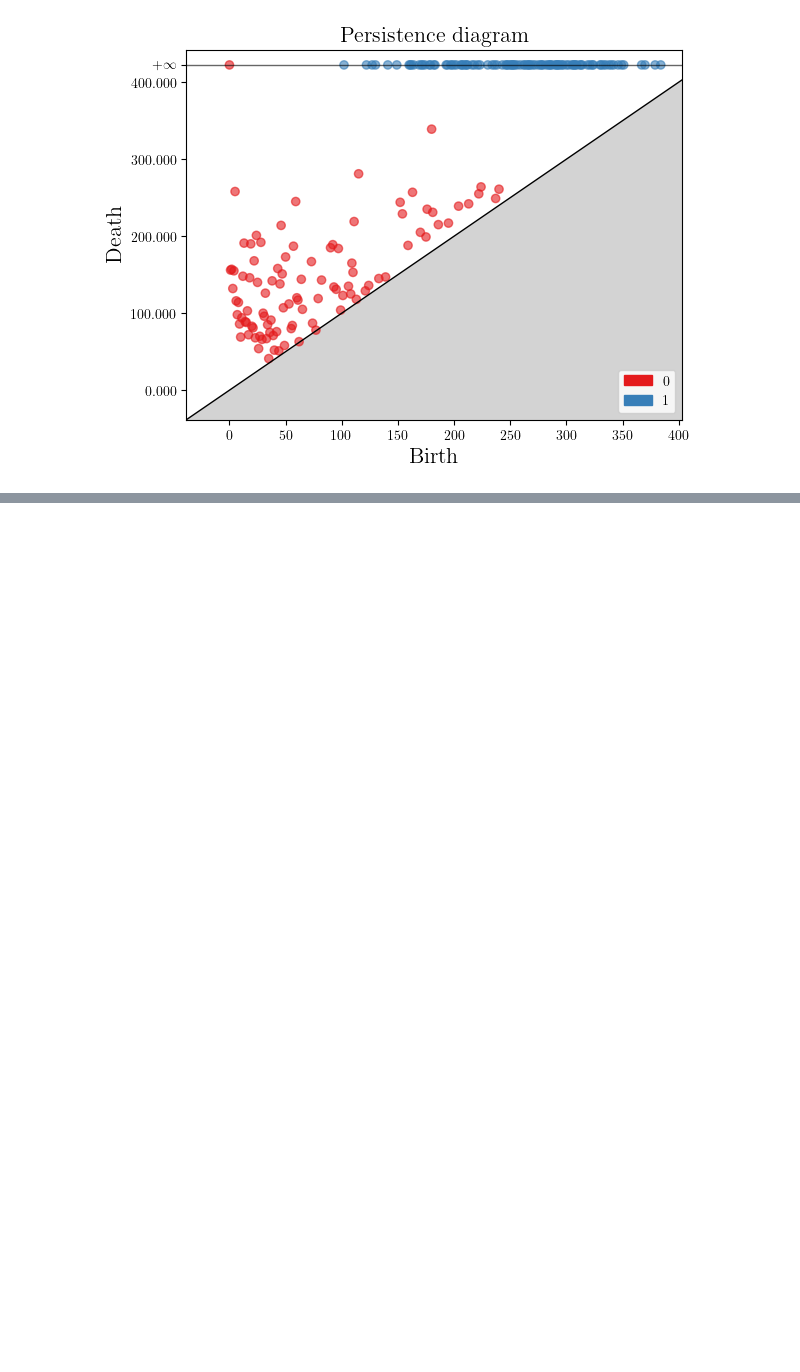
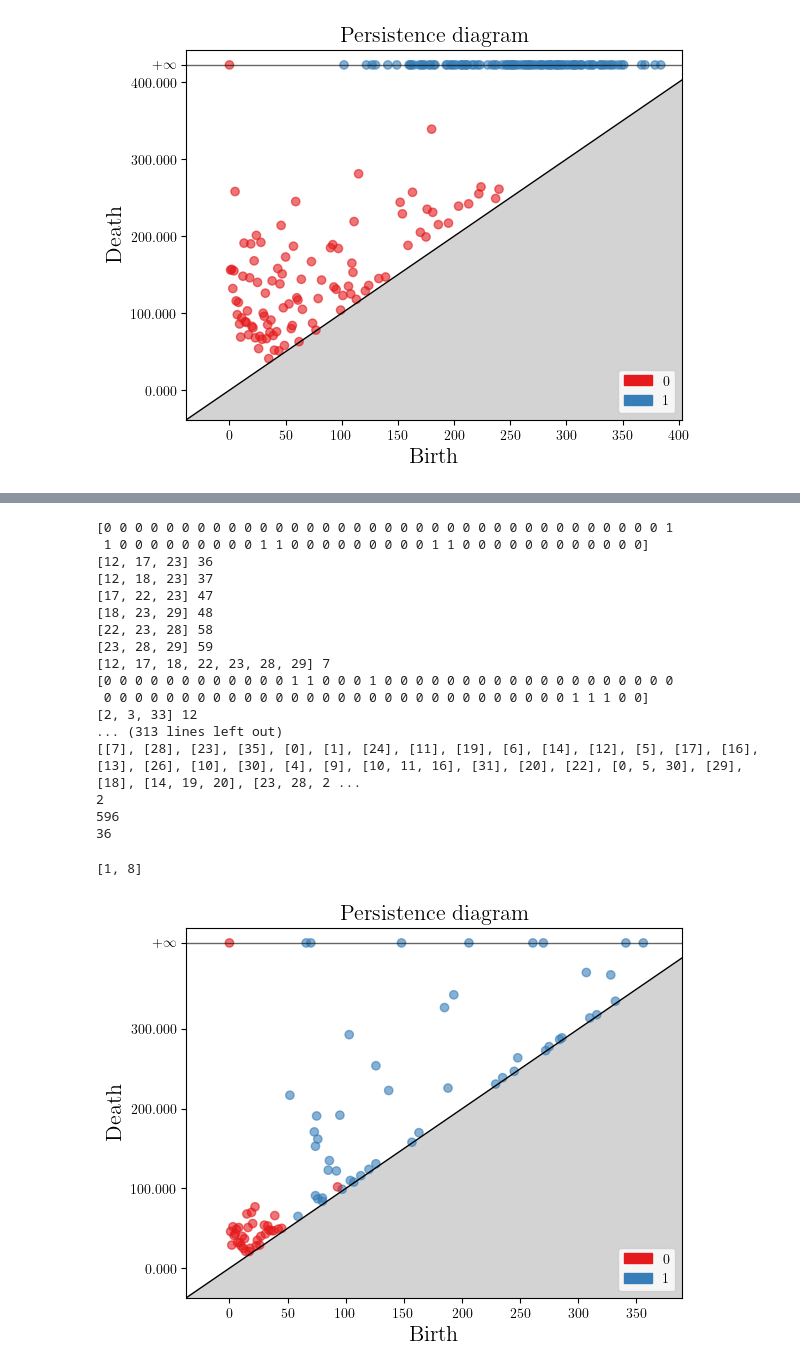
Before and after one commit to ricohasgithub/sprinkles-tda, a Jupyter notebook: data_gen.ipynb, the cells around one changed output, grey strips where cells are left out. Cells and saved outputs as stored; diff of their text form; code cells hidden in the pictures; blank space fills up the shorter version.

```diff
--- a/data_gen.ipynb
+++ b/data_gen.ipynb
@@ -18,0 +27,2 @@ surf_code = Planar2DCode(3)
+# %%
+color666_toric_code = Color666ToricCode(2)
@@ -959,0 +1085,44 @@ ValueError: Sample larger than population or is negative
+# %%
+Hx = color666_toric_code.Hx.toarray()
+Hz = color666_toric_code.Hz.toarray()
+filtration = sample_filtration(Hx, Hz)
+st_filtration = build_simplex_tree_filtration(Hx, Hz, filtration)
+print(filtration)
+print(st_filtration)
+
+st = gudhi.SimplexTree()
+t = 0.0
+for simplex in st_filtration:
+    st.insert(simplex, t)
+    t += 1.0
+
+print(st.dimension())
+print(st.num_simplices())
+print(st.num_vertices())
+
+# Compute persistence
+diag = st.persistence()
+
+# Plotting the persistence diagram
+gudhi.plot_persistence_diagram(diag)
+st.betti_numbers()
+# %% [output]
+[0 0 0 0 0 0 0 0 0 0 0 0 0 0 0 0 0 0 0 0 0 0 0 0 0 0 0 0 0 0 0 0 0 0 0 0 1
+ 1 0 0 0 0 0 0 0 0 0 1 1 0 0 0 0 0 0 0 0 0 1 1 0 0 0 0 0 0 0 0 0 0 0 0]
+[12, 17, 23] 36
+[12, 18, 23] 37
+[17, 22, 23] 47
+[18, 23, 29] 48
+[22, 23, 28] 58
+[23, 28, 29] 59
+[12, 17, 18, 22, 23, 28, 29] 7
+[0 0 0 0 0 0 0 0 0 0 0 0 1 1 0 0 0 1 0 0 0 0 0 0 0 0 0 0 0 0 0 0 0 0 0 0 0
+ 0 0 0 0 0 0 0 0 0 0 0 0 0 0 0 0 0 0 0 0 0 0 0 0 0 0 0 0 0 0 1 1 1 0 0]
+[2, 3, 33] 12
+... (313 lines left out)
+[[7], [28], [23], [35], [0], [1], [24], [11], [19], [6], [14], [12], [5], [17], [16], [13], [26], [10], [30], [4], [9], [10, 11, 16], [31], [20], [22], [0, 5, 30], [29], [18], [14, 19, 20], [23, 28, 2 ...
+2
+596
+36
+[1, 8]
+[figure, added]
```
Also changed, not shown: parts of 16 cells of this notebook, 1 other file.
